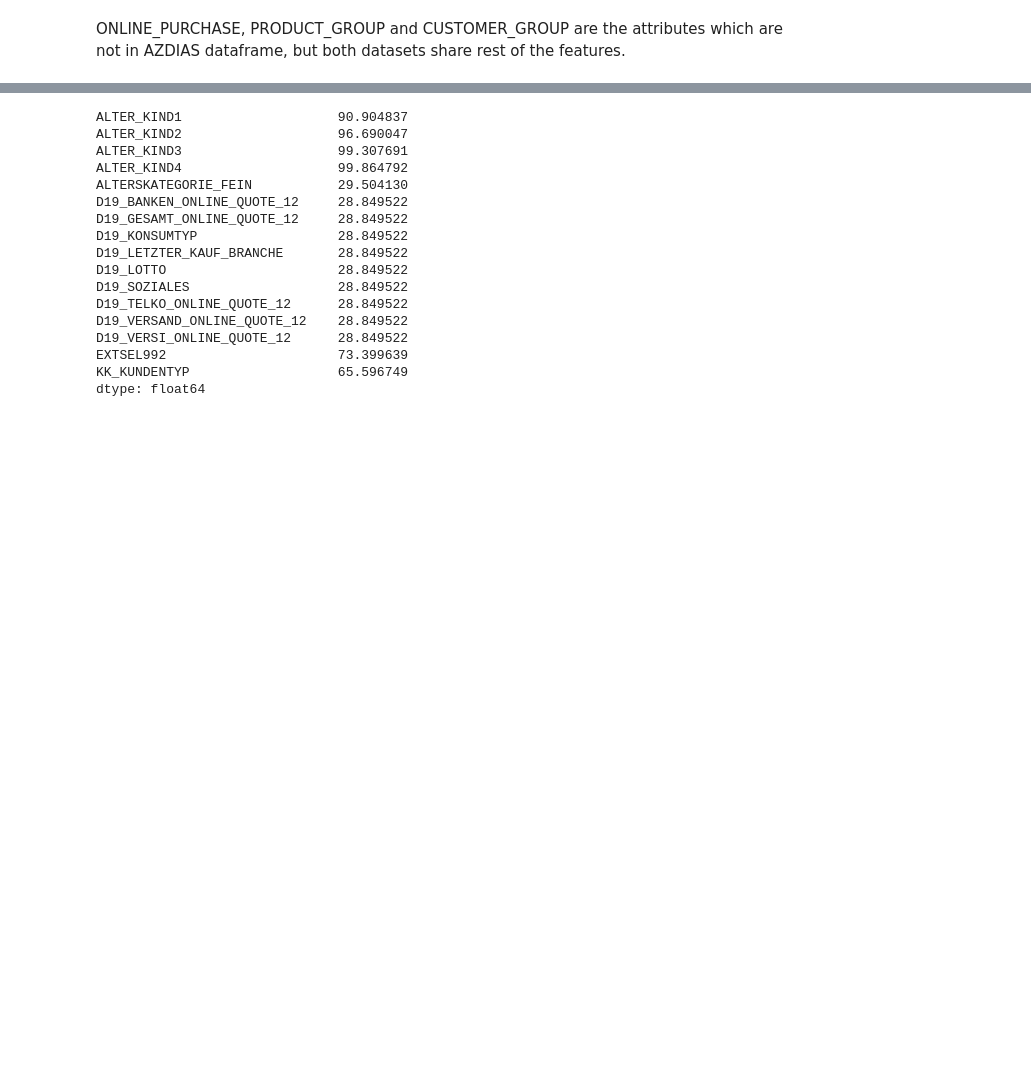
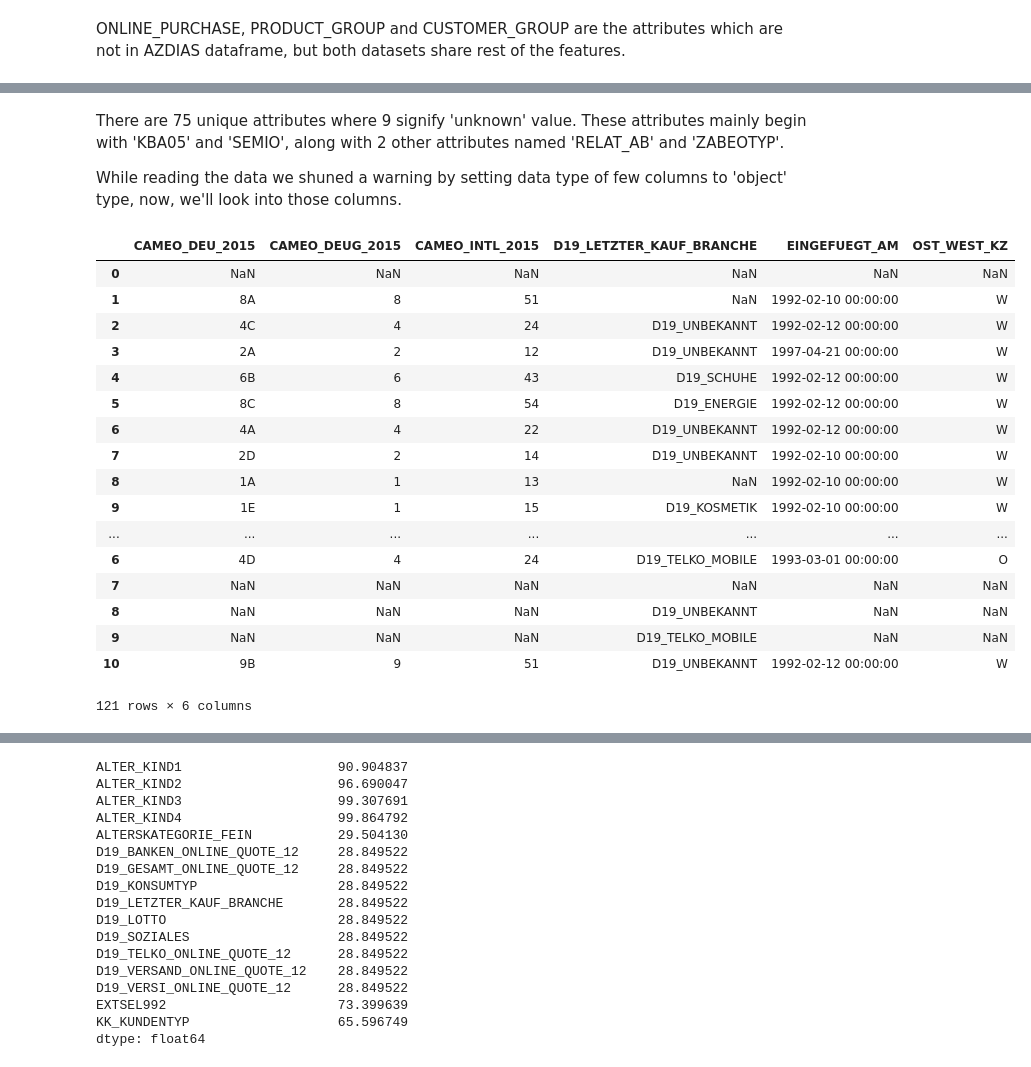
Before and after one commit to itirkaa/Arvato-Customer-Segmentation, a Jupyter notebook: 1_Data_Exploration.ipynb, the cells around one changed output, grey strips where cells are left out. Cells and saved outputs as stored; diff of their text form; code cells hidden in the pictures; blank space fills up the shorter version.

```diff
--- a/1_Data_Exploration.ipynb
+++ b/1_Data_Exploration.ipynb
@@ -53,15 +53,18 @@ def read_data(path='Data'):
             'CAMEO_INTL_2015': 'object'}
 
     # Reading csv files and removing any completely empty rows or columns
-    azdias = dd.read_csv(os.path.join(path, 'Udacity_AZDIAS_052018.csv'), sep=';', dtype=dtypes).dropna(how='all')
-    customers = dd.read_csv(os.path.join(path, 'Udacity_CUSTOMERS_052018.csv'), sep=';', dtype=dtypes).dropna(how='all')
-    train = dd.read_csv(os.path.join(path, 'Udacity_MAILOUT_052018_TRAIN.csv'), sep=';', low_memory=False).dropna(how='all')
-    test = dd.read_csv(os.path.join(path, 'Udacity_MAILOUT_052018_TEST.csv'), sep=';', low_memory=False).dropna(how='all')
+    azdias = dd.read_csv(os.path.join(path, 'Udacity_AZDIAS_052018.csv'), sep=';', dtype=dtypes)
+    customers = dd.read_csv(os.path.join(path, 'Udacity_CUSTOMERS_052018.csv'), sep=';', dtype=dtypes)
+    train = dd.read_csv(os.path.join(path, 'Udacity_MAILOUT_052018_TRAIN.csv'), sep=';', low_memory=False)
+    test = dd.read_csv(os.path.join(path, 'Udacity_MAILOUT_052018_TEST.csv'), sep=';', low_memory=False)
+
+    attributes = pd.read_excel(os.path.join(path, 'DIAS Attributes - Values 2017.xlsx'), header=1).dropna(how='all', axis=1)
+    information = pd.read_excel(os.path.join(path, 'DIAS Information Levels - Attributes 2017.xlsx'), header=1).dropna(how='all', axis=1)
 
     print("Completed!")
-    return azdias, customers, train, test
+    return azdias, customers, train, test, attributes, information
 # %%
-azdias, customers, train, test = read_data()
+azdias, customers, train, test, attributes, information = read_data()
 # %% [output]
 Reading data from directory...
 Completed!
@@ -96,0 +219,25 @@ print(azdias.shape)
+# %% [markdown]
+There are 75 unique attributes where 9 signify 'unknown' value. These attributes mainly begin with 'KBA05' and 'SEMIO', along with 2 other attributes named 'RELAT_AB' and 'ZABEOTYP'.
+
+While reading the data we shuned a warning by setting data type of few columns to 'object' type, now, we'll look into those columns.
+# %%
+azdias.loc[:10,azdias.dtypes == 'object'].compute()
+# %% [output]
+|  | CAMEO_DEU_2015 | CAMEO_DEUG_2015 | CAMEO_INTL_2015 | D19_LETZTER_KAUF_BRANCHE | EINGEFUEGT_AM | OST_WEST_KZ |
+| 0 | NaN | NaN | NaN | NaN | NaN | NaN |
+| 1 | 8A | 8 | 51 | NaN | 1992-02-10 00:00:00 | W |
+| 2 | 4C | 4 | 24 | D19_UNBEKANNT | 1992-02-12 00:00:00 | W |
+| 3 | 2A | 2 | 12 | D19_UNBEKANNT | 1997-04-21 00:00:00 | W |
+| 4 | 6B | 6 | 43 | D19_SCHUHE | 1992-02-12 00:00:00 | W |
+| 5 | 8C | 8 | 54 | D19_ENERGIE | 1992-02-12 00:00:00 | W |
+| 6 | 4A | 4 | 22 | D19_UNBEKANNT | 1992-02-12 00:00:00 | W |
+| 7 | 2D | 2 | 14 | D19_UNBEKANNT | 1992-02-10 00:00:00 | W |
+| 8 | 1A | 1 | 13 | NaN | 1992-02-10 00:00:00 | W |
+| 9 | 1E | 1 | 15 | D19_KOSMETIK | 1992-02-10 00:00:00 | W |
+| ... | ... | ... | ... | ... | ... | ... |
+| 6 | 4D | 4 | 24 | D19_TELKO_MOBILE | 1993-03-01 00:00:00 | O |
+| 7 | NaN | NaN | NaN | NaN | NaN | NaN |
+| 8 | NaN | NaN | NaN | D19_UNBEKANNT | NaN | NaN |
+| 9 | NaN | NaN | NaN | D19_TELKO_MOBILE | NaN | NaN |
+| 10 | 9B | 9 | 51 | D19_UNBEKANNT | 1992-02-12 00:00:00 | W |
+121 rows × 6 columns
```
Also changed, not shown: parts of 24 cells of this notebook.
